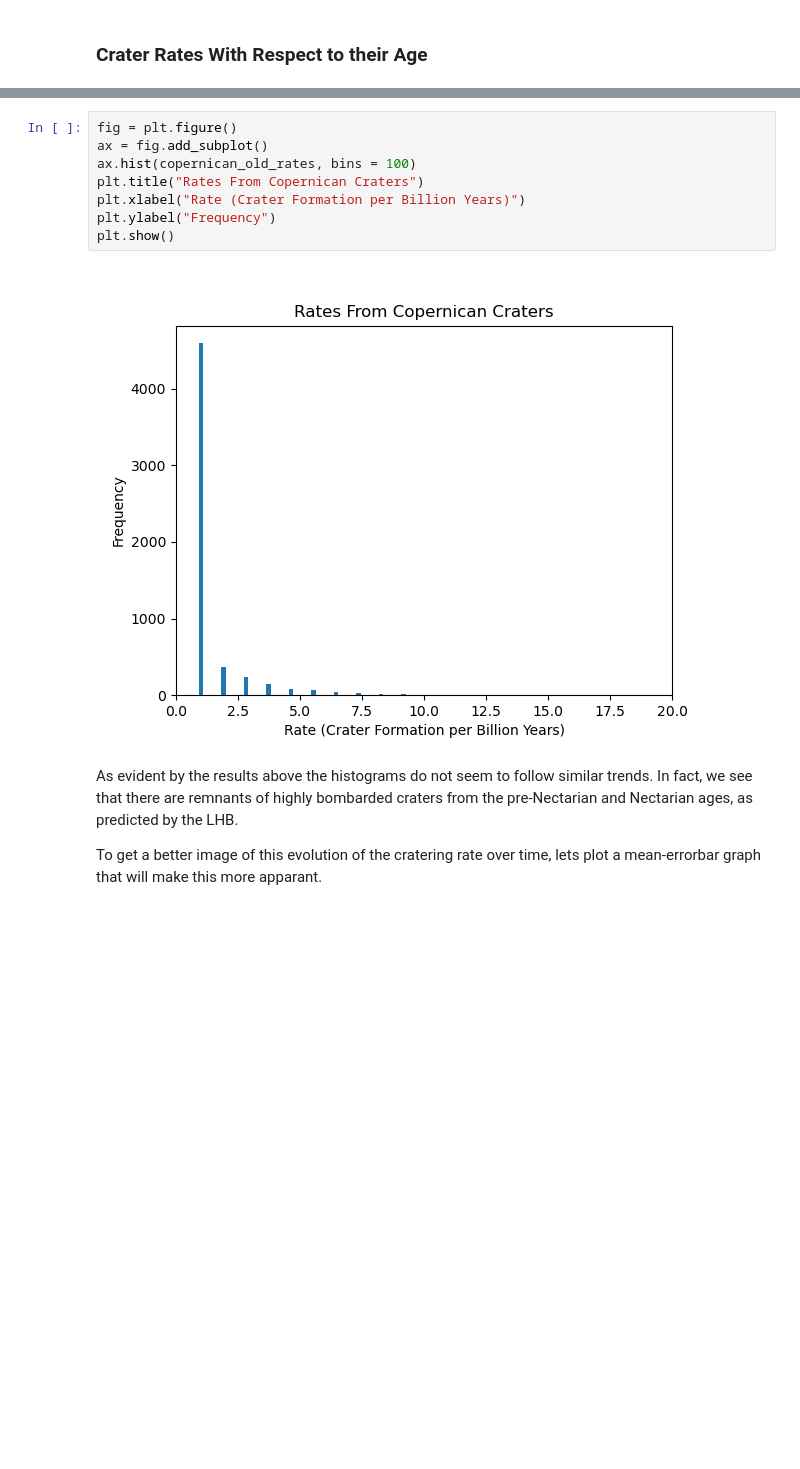
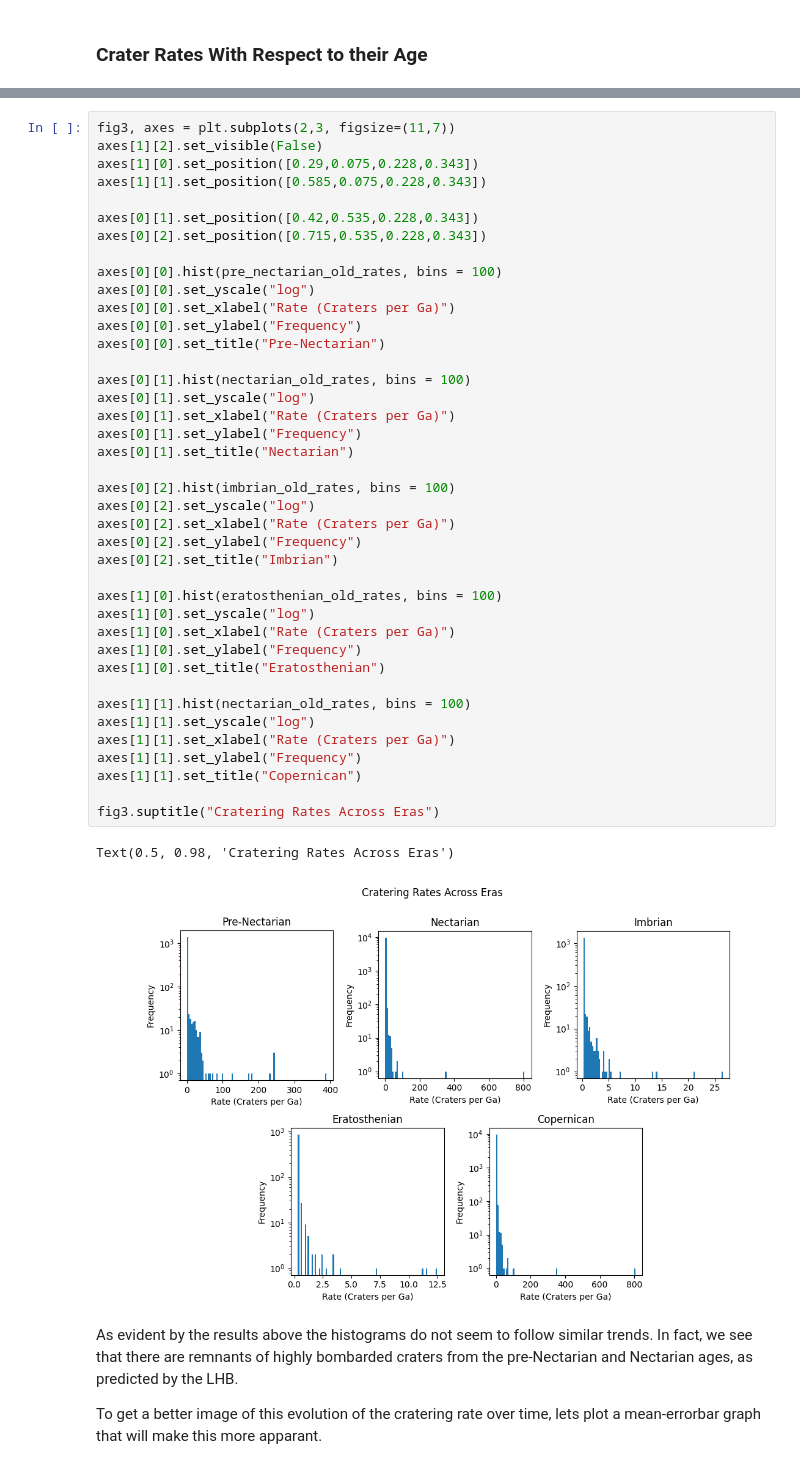
Before and after one commit to devlinih/lunar-crater-rates, a Jupyter notebook: lunar-crater-rates.ipynb, the cells around one changed output, grey strips where cells are left out. Cells and saved outputs as stored; diff of their text form; blank space fills up the shorter version.

```diff
--- a/lunar-crater-rates.ipynb
+++ b/lunar-crater-rates.ipynb
@@ -362,13 +334,46 @@ plt.show()
-# %%
-fig = plt.figure()
-ax = fig.add_subplot()
-ax.hist(copernican_old_rates, bins = 100)
-plt.title("Rates From Copernican Craters")
-plt.xlabel("Rate (Crater Formation per Billion Years)")
-plt.ylabel("Frequency")
-plt.show()
-# %% [output]
-[figure, removed]
+# %%
+fig3, axes = plt.subplots(2,3, figsize=(11,7))
+axes[1][2].set_visible(False)
+axes[1][0].set_position([0.29,0.075,0.228,0.343])
+axes[1][1].set_position([0.585,0.075,0.228,0.343])
+
+axes[0][1].set_position([0.42,0.535,0.228,0.343])
+axes[0][2].set_position([0.715,0.535,0.228,0.343])
+
+axes[0][0].hist(pre_nectarian_old_rates, bins = 100)
+axes[0][0].set_yscale("log")
+axes[0][0].set_xlabel("Rate (Craters per Ga)")
+axes[0][0].set_ylabel("Frequency")
+axes[0][0].set_title("Pre-Nectarian")
+
+axes[0][1].hist(nectarian_old_rates, bins = 100)
+axes[0][1].set_yscale("log")
+axes[0][1].set_xlabel("Rate (Craters per Ga)")
+axes[0][1].set_ylabel("Frequency")
+axes[0][1].set_title("Nectarian")
+
+axes[0][2].hist(imbrian_old_rates, bins = 100)
+axes[0][2].set_yscale("log")
+axes[0][2].set_xlabel("Rate (Craters per Ga)")
+axes[0][2].set_ylabel("Frequency")
+axes[0][2].set_title("Imbrian")
+
+axes[1][0].hist(eratosthenian_old_rates, bins = 100)
+axes[1][0].set_yscale("log")
+axes[1][0].set_xlabel("Rate (Craters per Ga)")
+axes[1][0].set_ylabel("Frequency")
+axes[1][0].set_title("Eratosthenian")
+
+axes[1][1].hist(nectarian_old_rates, bins = 100)
+axes[1][1].set_yscale("log")
+axes[1][1].set_xlabel("Rate (Craters per Ga)")
+axes[1][1].set_ylabel("Frequency")
+axes[1][1].set_title("Copernican")
+
+fig3.suptitle("Cratering Rates Across Eras")
+# %% [output]
+Text(0.5, 0.98, 'Cratering Rates Across Eras')
+[figure, added]
 # %% [markdown]
 As evident by the results above the histograms do not seem to follow similar trends. In fact, we see that there are remnants of highly bombarded craters from the pre-Nectarian and Nectarian ages, as predicted by the LHB.
 
```
Also changed, not shown: parts of 13 cells of this notebook.
